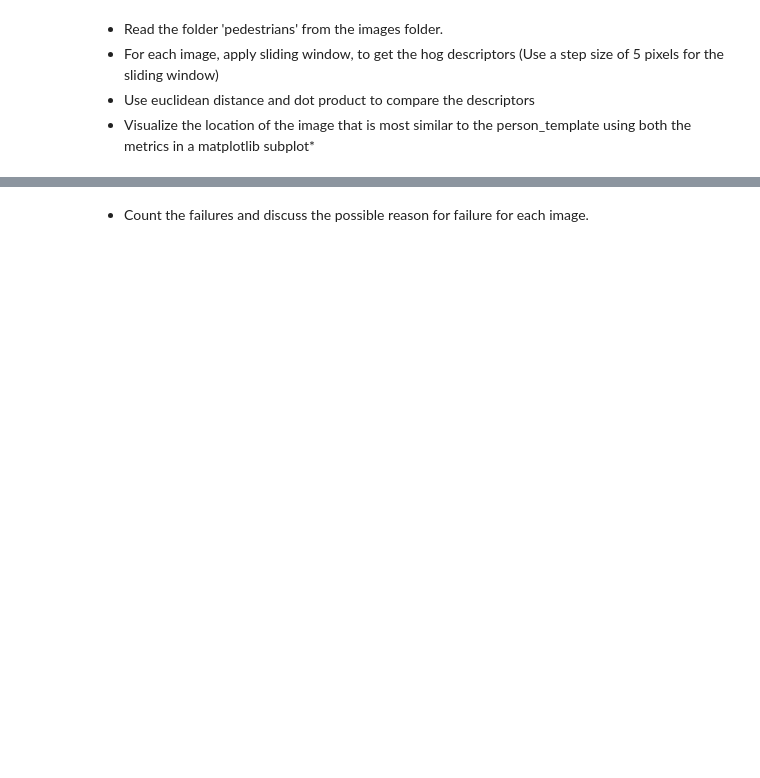
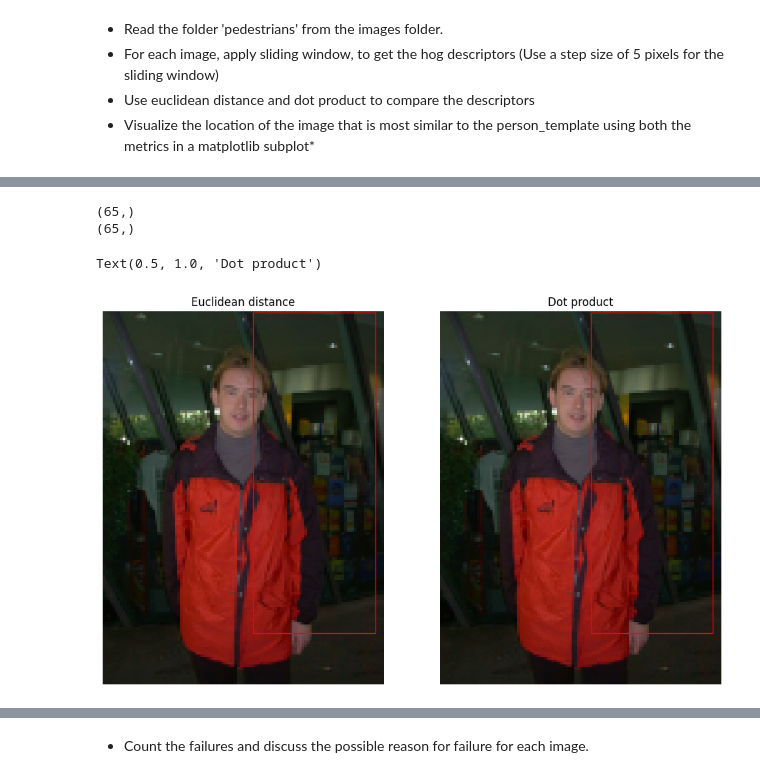
Before and after one commit to BecTome/UPC_MasterArtificialIntelligence, a Jupyter notebook: CV/Labs/P04_20231017_template_matching_and_HOG/p4_template_matching_HOG.ipynb, the cells around one changed output, grey strips where cells are left out. Drawn from its saved outputs; the diff is of its cells as text; code cells hidden in the pictures; blank space fills up the shorter version.

```diff
--- a/CV/Labs/P04_20231017_template_matching_and_HOG/p4_template_matching_HOG.ipynb
+++ b/CV/Labs/P04_20231017_template_matching_and_HOG/p4_template_matching_HOG.ipynb
@@ -443,0 +475,76 @@ image.shape
+# %%
+import time
+%matplotlib inline
+def sliding_window_hog(image, stepSize, windowSize):
+    descriptors = []
+    count = 0
+    map_count_to_window = {}
+    for y in range(0, image.shape[0], stepSize):
+        for x in range(0, image.shape[1], stepSize):
+
+            window = image[y:y + windowSize[0], x:x + windowSize[1], :]
+            if window.shape[0] != windowSize[0] or window.shape[1] != windowSize[1]:
+                continue
+
+            descriptor, _ = feature.hog(window, orientations=9, pixels_per_cell=(8, 8),
+                                        cells_per_block=(3, 3), visualize=True,
+                                        channel_axis=2)
+            descriptors.append(descriptor)
+
+            map_count_to_window[count] = (x, y, windowSize[1], windowSize[0])
+            count += 1
+    return descriptors, map_count_to_window
+
+template_image = plt.imread('./images/person_template.bmp')
+template_hog_descriptor = feature.hog(template_image, orientations=9,
+                                      pixels_per_cell=(8, 8), cells_per_block=(3, 3),
+                                      visualize=False, channel_axis=-1)
+
+
+# Read the folder images/pedestrians
+path = './images/pedestrians'
+files = [os.path.join(path, file) for file in os.listdir(path)]
+
+image = plt.imread(files[3])
+
+hog_descriptors, map_count_to_window = sliding_window_hog(image, 5, template_image.shape)
+# compute euclidean distance
+euclidean_distances = np.array([np.linalg.norm(template_hog_descriptor - descriptor)
+                                for descriptor in hog_descriptors])
+print(euclidean_distances.shape)
+
+# compute the dot product
+dot_products = np.array([np.dot(template_hog_descriptor, descriptor) for descriptor
+                         in hog_descriptors])
+print(dot_products.shape)
+
+# Visualize the location of the image that is most similar to the person_template using both the metrics in a matplotlib subplot
+fig = plt.figure(figsize=(12, 10))
+# Get the index of the most similar image using the euclidean distance
+min_index_euclidean = np.argmin(euclidean_distances)
+windows_euclidean = map_count_to_window[min_index_euclidean]
+x, y, w, h = windows_euclidean
+
+plt.subplot(1, 2, 1)
+plt.imshow(image)
+rect = plt.Rectangle((x, y), w, h, edgecolor='r', facecolor='none')
+plt.gca().add_patch(rect)
+plt.axis('off')
+plt.title('Euclidean distance')
+
+# Get the index of the most similar image using the dot product
+max_index_dot = np.argmax(dot_products)
+windows_dot = map_count_to_window[max_index_dot]
+x, y, w, h = windows_dot
+
+plt.subplot(1, 2, 2)
+plt.imshow(image)
+rect = plt.Rectangle((x, y), w, h, edgecolor='r', facecolor='none')
+plt.gca().add_patch(rect)
+plt.axis('off')
+plt.title('Dot product')
+# %% [output]
+(65,)
+(65,)
+Text(0.5, 1.0, 'Dot product')
+[figure, added]
```
Also changed, not shown: parts of 19 cells of this notebook.
